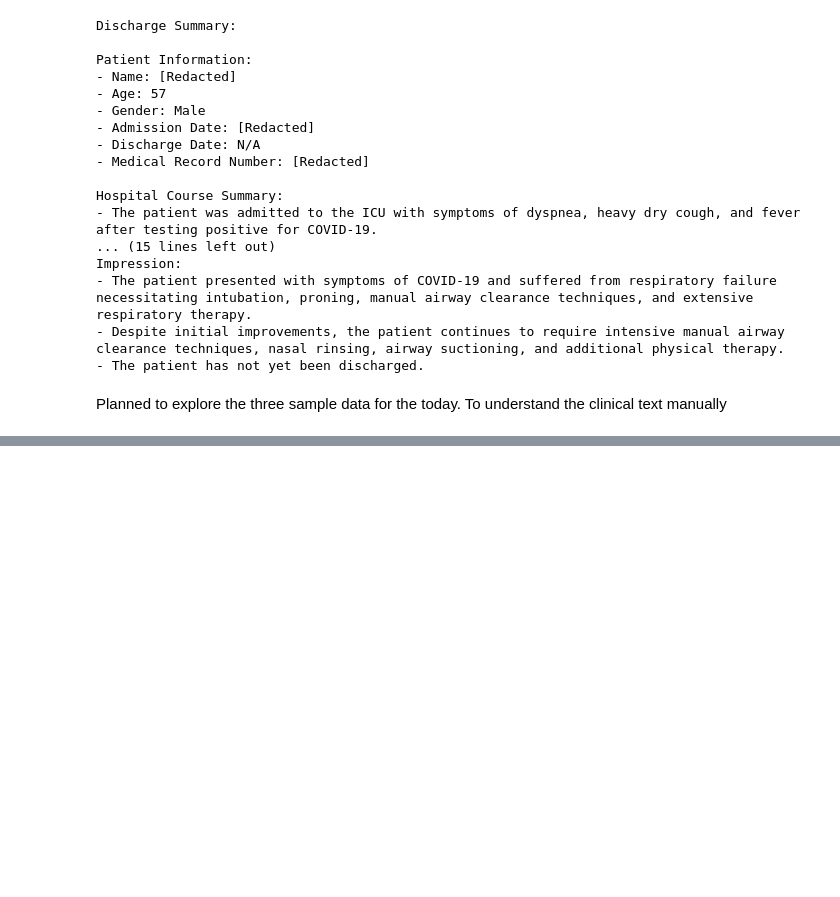
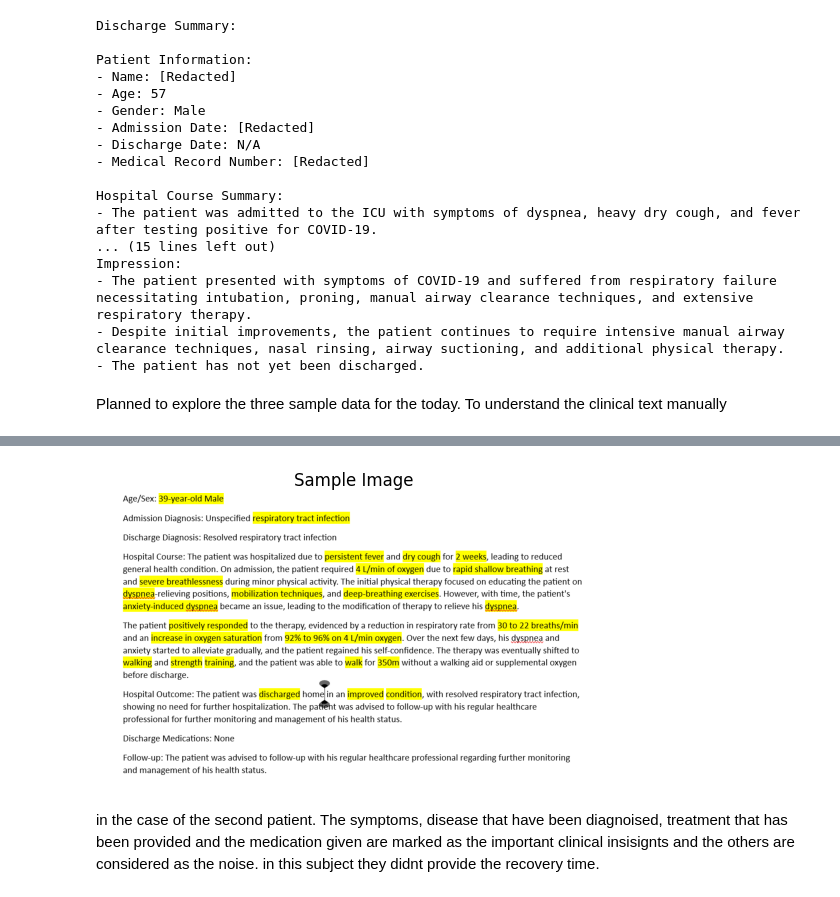
Before and after one commit to rajagowtham0/Week-2, a Jupyter notebook: Week2-day1.ipynb, the cells around one changed output, grey strips where cells are left out. Cells and saved outputs as stored; diff of their text form; code cells hidden in the pictures; blank space fills up the shorter version.

```diff
--- a/Week2-day1.ipynb
+++ b/Week2-day1.ipynb
@@ -138,0 +155,16 @@ Planned to explore the three sample data for the today. To understand the clinic
+# %%
+import matplotlib.pyplot as plt
+import cv2
+# Load image
+img = cv2.imread(r"C:\Users\rajak\OneDrive\Pictures\Screenshots\Screenshot 2026-02-04 170916.png")
+# Convert BGR to RGB
+img = cv2.cvtColor(img, cv2.COLOR_BGR2RGB)
+# Display image
+plt.imshow(img)
+plt.axis("off")
+plt.title("Sample Image")
+plt.show()
+# %% [output]
+[figure, added]
+# %% [markdown]
+in the case of the second patient. The symptoms, disease that have been diagnoised, treatment that has been provided and the medication given are marked as the important clinical insisignts and the others are considered as the noise. in this subject they didnt provide the recovery time.
```
Also changed, not shown: parts of 4 cells of this notebook.
